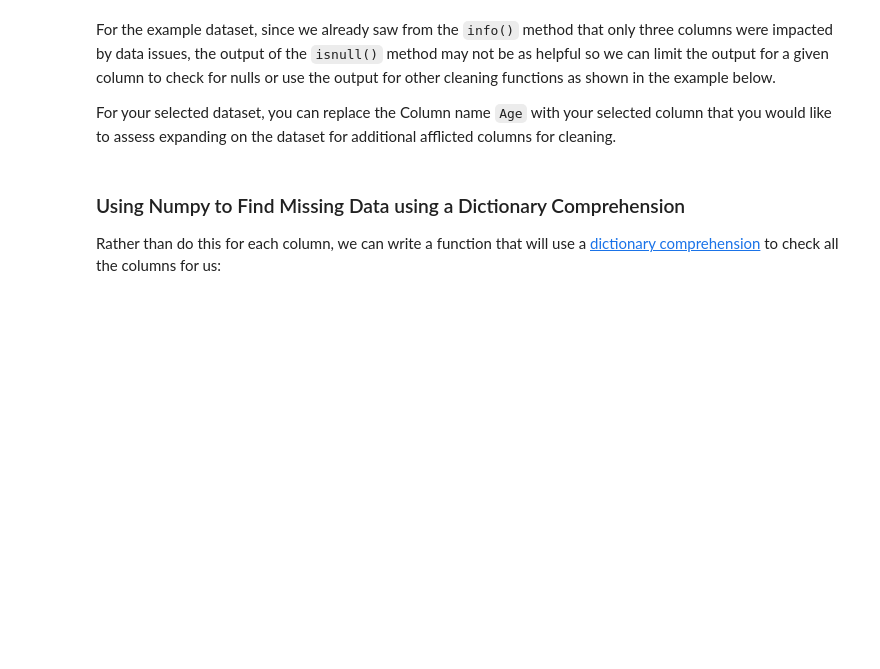
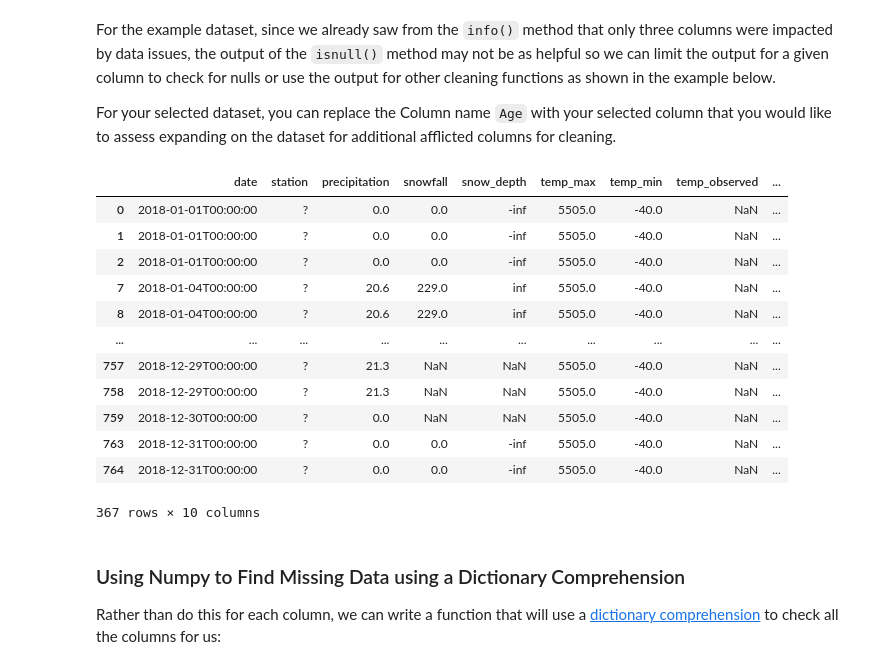
Before and after one commit to dukeph0/CS540_Module2, a Jupyter notebook: 2-3-activity--clean-it--code-it--frame-it/Module_Two_Activity.ipynb, the cells around one changed output. Drawn from its saved outputs; the diff is of its cells as text; code cells hidden in the pictures; blank space fills up the shorter version.

```diff
--- a/2-3-activity--clean-it--code-it--frame-it/Module_Two_Activity.ipynb
+++ b/2-3-activity--clean-it--code-it--frame-it/Module_Two_Activity.ipynb
@@ -84,10 +95,16 @@ If any of the columns in your dataset need renamed, you can use the following ex
 
 In the example below we want to rename the `PassengerId` column `ID` and the `Pclass` column to say `Class` as we are considering merging this data with another dataset later which will use these columns as shared keys. For this task, we use the `rename()` method and pass in a dictionary mapping the column names to their new names. We can pass `inplace=True` to change our original dataframe instead of getting a new one back, or `inplace=False` to create a new dataframe to compare against our original. In the example, we are creating a new dataframe that we will use for all follow-on cleaning actions.
 # %%
+# Rename abbreviated column names to more descriptive labels
 clean_data = raw_data.rename(
     columns={
-        'PassengerId': 'ID',
-        'Pclass': 'Class'
+        'PRCP': 'precipitation',
+        'SNOW': 'snowfall',
+        'SNWD': 'snow_depth',
+        'TMAX': 'temp_max',
+        'TMIN': 'temp_min',
+        'TOBS': 'temp_observed',
+        'WESF': 'water_equiv_snowfall'
     }, inplace=False
 )
 clean_data.head()
@@ -113,9 +169,24 @@ For the example dataset, since we already saw from the `info()` method that only
 
 For your selected dataset, you can replace the Column name `Age` with your selected column that you would like to assess expanding on the dataset for additional afflicted columns for cleaning.
 # %%
-bool_series = pd.isnull(clean_data["Age"])
-missing_age_data = clean_data[bool_series]
-missing_age_data
+# Check for rows where temp_observed is null/missing
+bool_series = pd.isnull(clean_data["temp_observed"])
+missing_temp_observed_data = clean_data[bool_series]
+missing_temp_observed_data
+# %% [output]
+|  | date | station | precipitation | snowfall | snow_depth | temp_max | temp_min | temp_observed | ... |
+| 0 | 2018-01-01T00:00:00 | ? | 0.0 | 0.0 | -inf | 5505.0 | -40.0 | NaN | ... |
+| 1 | 2018-01-01T00:00:00 | ? | 0.0 | 0.0 | -inf | 5505.0 | -40.0 | NaN | ... |
+| 2 | 2018-01-01T00:00:00 | ? | 0.0 | 0.0 | -inf | 5505.0 | -40.0 | NaN | ... |
+| 7 | 2018-01-04T00:00:00 | ? | 20.6 | 229.0 | inf | 5505.0 | -40.0 | NaN | ... |
+| 8 | 2018-01-04T00:00:00 | ? | 20.6 | 229.0 | inf | 5505.0 | -40.0 | NaN | ... |
+| ... | ... | ... | ... | ... | ... | ... | ... | ... | ... |
+| 757 | 2018-12-29T00:00:00 | ? | 21.3 | NaN | NaN | 5505.0 | -40.0 | NaN | ... |
+| 758 | 2018-12-29T00:00:00 | ? | 21.3 | NaN | NaN | 5505.0 | -40.0 | NaN | ... |
+| 759 | 2018-12-30T00:00:00 | ? | 0.0 | NaN | NaN | 5505.0 | -40.0 | NaN | ... |
+| 763 | 2018-12-31T00:00:00 | ? | 0.0 | 0.0 | -inf | 5505.0 | -40.0 | NaN | ... |
+| 764 | 2018-12-31T00:00:00 | ? | 0.0 | 0.0 | -inf | 5505.0 | -40.0 | NaN | ... |
+367 rows × 10 columns
 # %% [markdown]
 ### Using Numpy to Find Missing Data using a Dictionary Comprehension
 Rather than do this for each column, we can write a function that will use a [dictionary comprehension](https://www.python.org/dev/peps/pep-0274/) to check all the columns for us:
```
Also changed, not shown: parts of 7 cells of this notebook.
